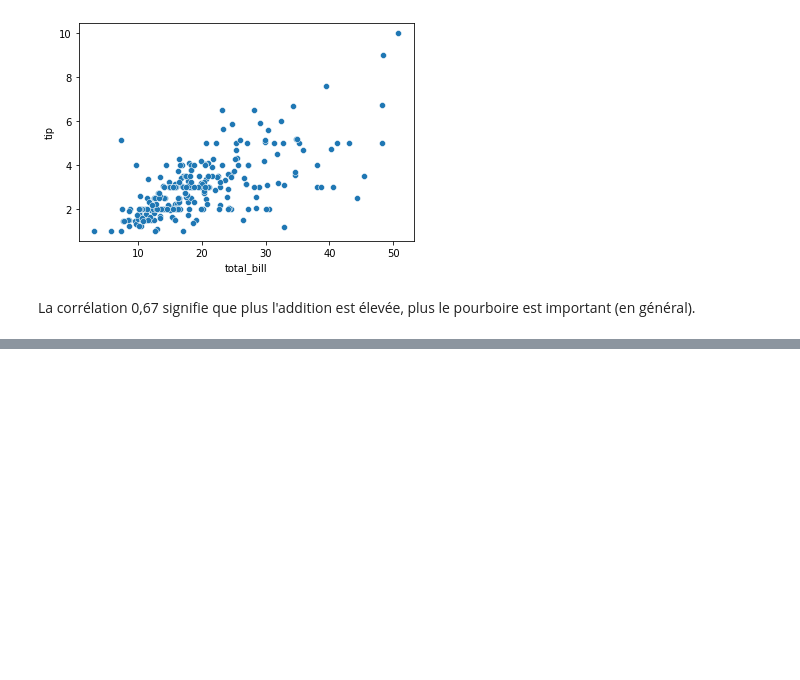
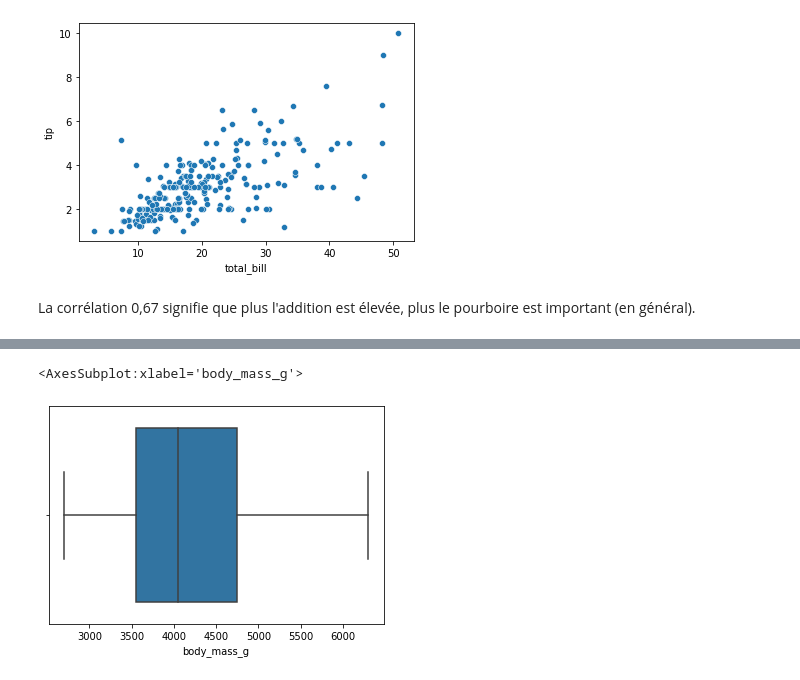
Before and after one commit to sheriffff/teaching_ibm_skillup_data_analytics2022, a Jupyter notebook: fra/02.stats.ipynb, the cells around one changed output, grey strips where cells are left out. Saved outputs shown, nothing was run; the diff lists cells and outputs as text; code cells hidden in the pictures; blank space fills up the shorter version.

```diff
--- a/fra/02.stats.ipynb
+++ b/fra/02.stats.ipynb
@@ -437,0 +450,7 @@ La corrélation 0,67 signifie que plus l'addition est élevée, plus le pourboir
+# %%
+df = sns.load_dataset("penguins")
+# %%
+sns.boxplot(x=df.body_mass_g)
+# %% [output]
+<AxesSubplot:xlabel='body_mass_g'>
+[figure, added]
```
Also changed, not shown: parts of 9 cells of this notebook, 2 other files.
